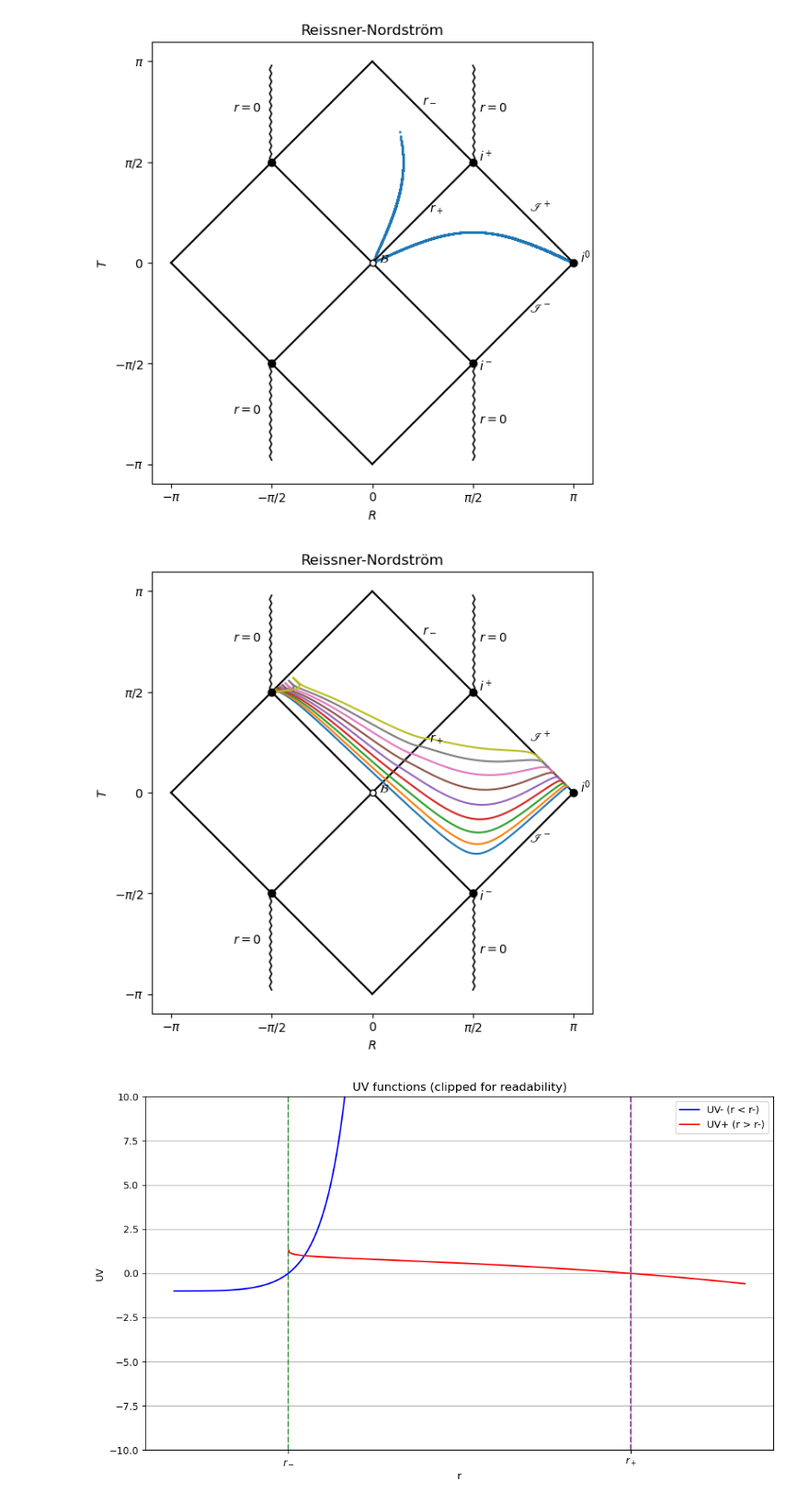
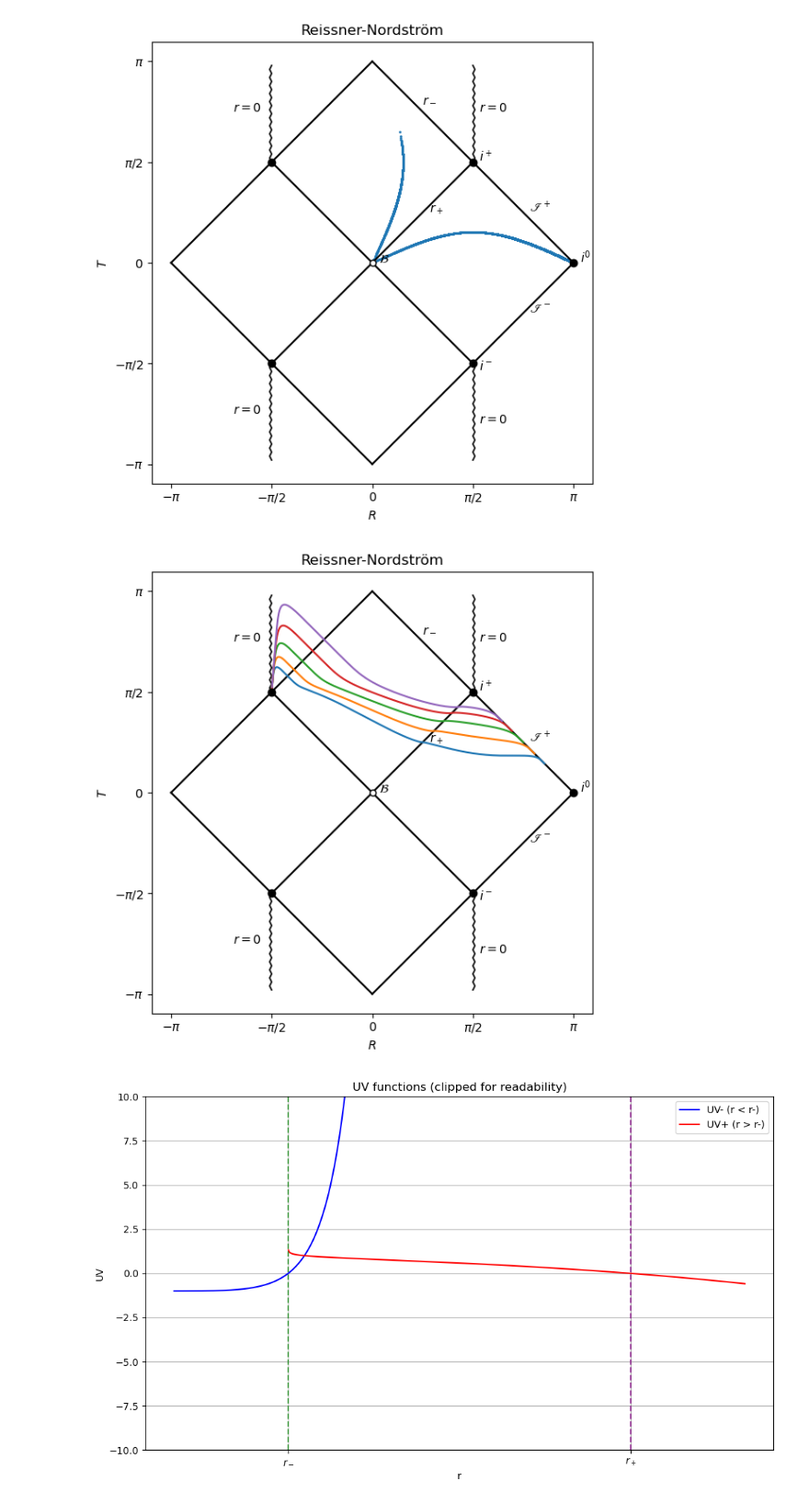
Before and after one commit to XaveryXavier/p_c_diags, a Jupyter notebook: Carter_Penrose_class/RN_draft.ipynb, the cells around one changed output. Shown at 92% size. Drawn from its saved outputs; the diff is of its cells as text; code cells hidden in the pictures.

```diff
--- a/Carter_Penrose_class/RN_draft.ipynb
+++ b/Carter_Penrose_class/RN_draft.ipynb
@@ -262,11 +262,14 @@ class Reissner_diagram:
         return U, V
 
     def _U_V_from_hyp(self, u, v, sigma, fixing_type='radial'):
-        if fixing_type=='radial':
-            regionI = sigma < 1     # Beyond rh horizon
-            regionII = sigma >= 1    # under horizon
 
 
+        if fixing_type=='radial':
+
+            cauchy_bnd = 1/self.kappa**2
+            regionI = sigma < 1     # Beyond rh horizon
+            regionII = (sigma >= 1) & (sigma < cauchy_bnd)   # under horizon
+            regionIII = sigma >= cauchy_bnd
 
 
         elif fixing_type=='cauchy':
@@ -285,6 +288,10 @@ class Reissner_diagram:
 
         U[regionII] = self._safe_exp(-u[regionII]/(2*rh*(1 + kappa**2)))
         V[regionII] = self._safe_exp(v[regionII]/(2*rh*(1 + kappa**2)))
+        if fixing_type == 'radial':
+
+            U[regionIII] = self._safe_exp(u[regionIII]/(2*rh*(1 + kappa**2)))
+            V[regionIII] = -self._safe_exp(-v[regionIII]/(2*rh*(1 + kappa**2)))
 
         return U, V
 
@@ -309,7 +316,14 @@ class Reissner_diagram:
 
         U, V = self._U_V_from_hyp(u, v, sigma, fixing_type)
 
+
         T, R = self._map_to_penrose(U, V)
+
+        if fixing_type == 'radial':
+            kappa = self.kappa
+            cauchy_bnd = 1/kappa**2
+            T[sigma >= cauchy_bnd] += np.pi
+            R[sigma >= cauchy_bnd]
         self._add_to_show(T, R, color, label)
 
         # self.add_t_r_curve(t, r, color, label)
@@ -336,36 +350,37 @@ class Reissner_diagram:
                     plt.scatter(R, T, color=cl, s=marker_size)
                 elif label != None:
                     plt.scatter(R, T, label=label, s=marker_size)
                 else:
                     plt.scatter(R, T, s=marker_size)
 
         self._diag_markers()
         # show legend only if any non-empty label present
         if any((lbl is not None and lbl != '') for _, _, _, lbl in self.to_show):
             plt.legend()
         plt.show()
 
 test = Reissner_diagram(1, 0.9)
 
 r = np.linspace(0, 400, 500001)
 t = 2
 
 test.add_t_r_curve(t, r)
 test.show(scatter=True)
 
 sigma_i = 10**(-6)
-taus_values = np.arange(-7, -1, 2/3)
+taus_values = np.arange(-2, 3, 1)
+# taus_values = np.arange(-7, -1, 2/3)
 sigma = np.linspace(sigma_i, 50, 10000)
 rh = 1
 diag = Reissner_diagram(1, 0.9)
 
 for val in taus_values:
     tau = val*np.ones_like(sigma)
     diag.add_tau_sigma(tau, sigma, fixing_type='radial')
-diag.show()
+diag.show(scatter=False)
 # %% [output]
 [figure]
-[figure, old version]
+[figure, new version]
 # %%
 
 eps = 0.8
```
